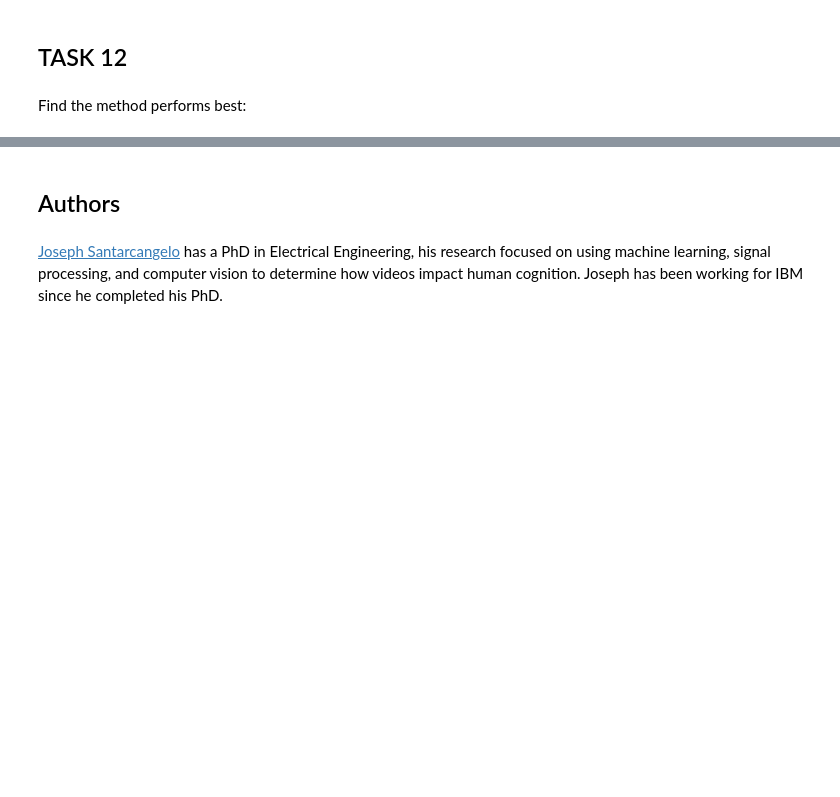
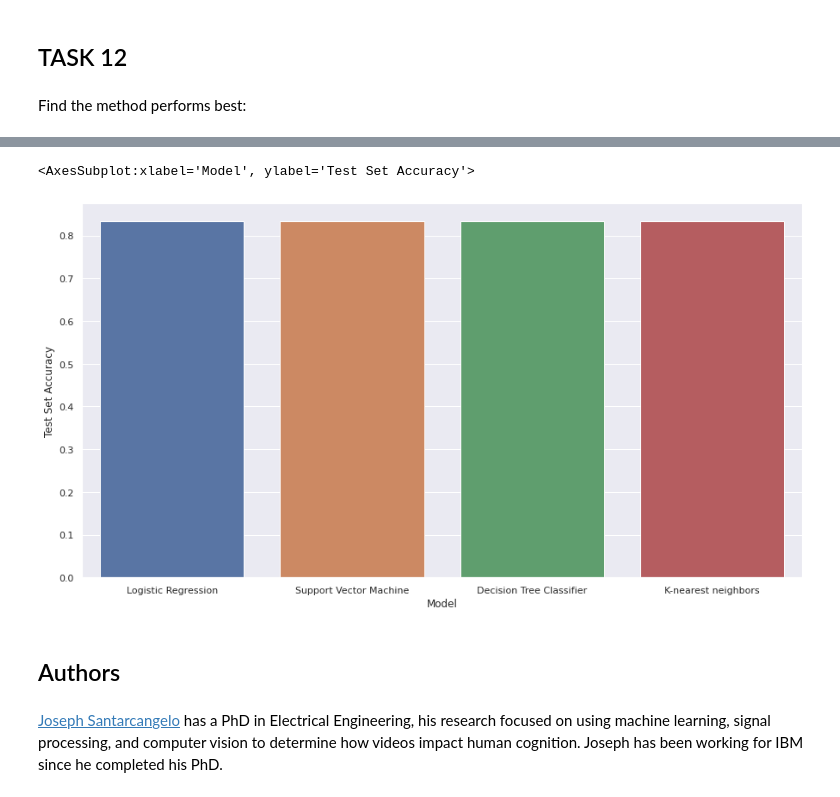
Before and after one commit to alexanderkim11/Coursera_IBM_Capstone, a Jupyter notebook: ML.ipynb, the cells around one changed output, grey strips where cells are left out. Saved outputs shown, nothing was run; the diff lists cells and outputs as text; code cells hidden in the pictures; blank space fills up the shorter version.

```diff
--- a/ML.ipynb
+++ b/ML.ipynb
@@ -196,0 +198,4 @@ logreg_cv.score(X_test,Y_test)
+# %%
+x = logreg_cv.score(X_test,Y_test)
+results_df.loc[len(results_df.index)] = ["Logistic Regression", x]
+x
@@ -238,0 +247,4 @@ svm_cv.score(X_test,Y_test)
+# %%
+x = svm_cv.score(X_test,Y_test)
+results_df.loc[len(results_df.index)] = ["Support Vector Machine", x]
+x
@@ -283,0 +298,4 @@ tree_cv.score(X_test,Y_test)
+# %%
+x = tree_cv.score(X_test,Y_test)
+results_df.loc[len(results_df.index)] = ["Decision Tree Classifier", x]
+x
@@ -322,0 +339,4 @@ knn_cv.score(X_test,Y_test)
+# %%
+x = knn_cv.score(X_test,Y_test)
+results_df.loc[len(results_df.index)] = ["K-nearest neighbors", x]
+x
@@ -336,3 +364,9 @@ Find the method performs best:
+# %%
+sns.set(rc = {'figure.figsize':(15,8)})
+sns.barplot(x = "Model", y = "Test Set Accuracy", data = results_df)
+# %% [output]
+<AxesSubplot:xlabel='Model', ylabel='Test Set Accuracy'>
+[figure, added]
 # %% [markdown]
 ## Authors
 # %% [markdown]
```
Also changed, not shown: parts of 16 cells of this notebook, 5 other files.
